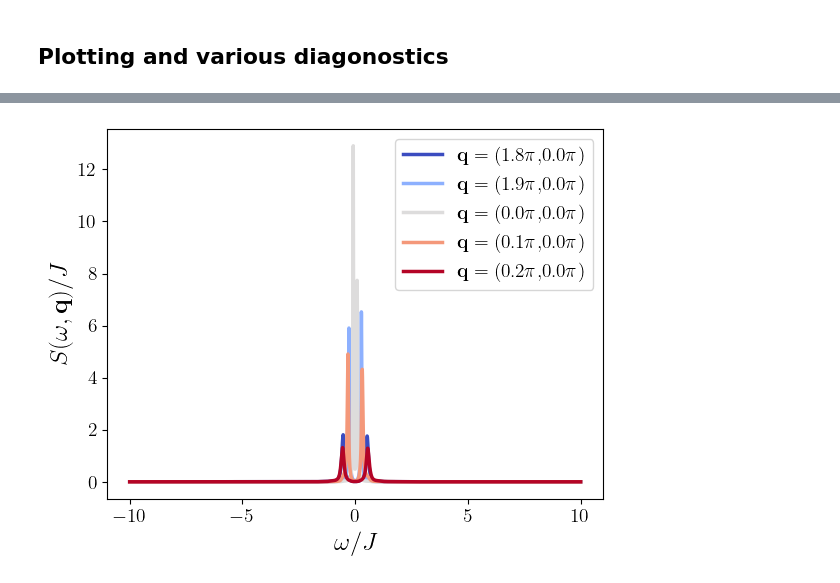
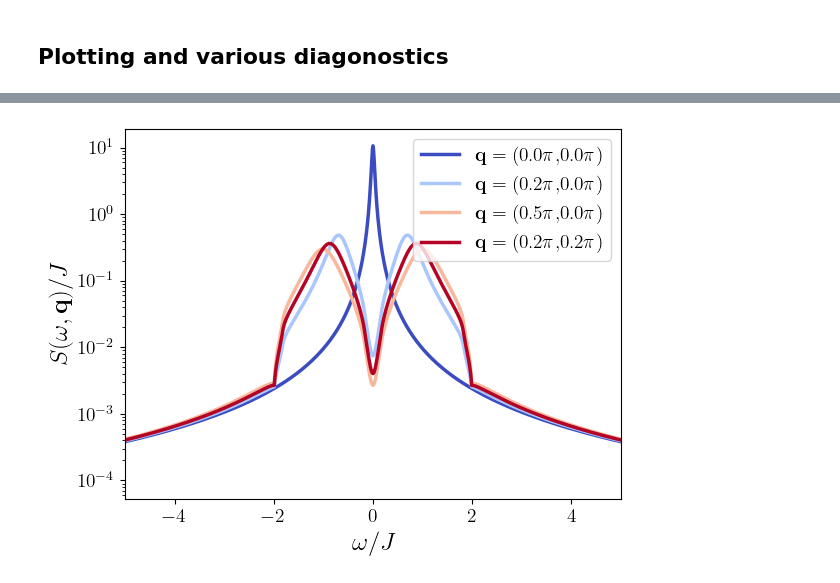
Before and after one commit to j-curtis/holes_and_magnons, a Jupyter notebook: Magnon_RPA_plots.ipynb, the cells around one changed output, grey strips where cells are left out. Cells and saved outputs as stored; diff of their text form; code cells hidden in the pictures.

```diff
--- a/Magnon_RPA_plots.ipynb
+++ b/Magnon_RPA_plots.ipynb
@@ -27,7 +27,7 @@ dataDirectory = "../data/" ### Data is loaded from and stored to this folder
 ## Load in spectral function
 # %%
 ### Location of hole spectral functions
-holesDirectory = dataDirectory+"hole_spectra/05052025/5ksamples/"
+holesDirectory = dataDirectory+"hole_spectra/05052025/2ksamples/"
 holesFile = holesDirectory+"jon_request_0.05"
 
 #holesFile = dataDirectory+"/hole_spectra/03252025/Hole_Spectral_functionJz0.05_alfa0.999_Nx20_Ny20"
@@ -35,13 +35,13 @@ holesFile = holesDirectory+"jon_request_0.05"
 ### Load in spectral function
 kxs,kys,ws,A = rpa.load_hole_spectrum(holesFile)
 ### If this is true we will use a fictious box spectral function
-useBox = False
+useBox = True
 
 if useBox:
     W = 2.*rpa.t
     Nkx = 40
     Nky = 40
-    Nw = 33
+    Nw = 2001
 
     kxs = np.linspace(0.,2.*np.pi,Nkx,endpoint=False)
     kys = np.linspace(0.,2.*np.pi,Nky,endpoint=False)
@@ -87,9 +87,9 @@ plt.show()
 T = 0.001*rpa.t ### temperature
 U = 8.*rpa.t ### Hubbard U (used to compute J)
 J = 4.*rpa.t**2/U ### Superexchange J
-mu = -2.6*rpa.t ### Chemical potential (controls doping)
+#mu = -2.6*rpa.t ### Chemical potential (controls doping)
 #mu = -1.55*rpa.t
-#mu = -0.82*rpa.t
+mu = -0.82*rpa.t
 #mu = -0.5*rpa.t
 
 ### Compute doping
@@ -195,0 +162,18 @@ for a in range(2):
+# %%
+### Spectral function frequency cuts
+indices = [[-10,-10], [-10,0],[-5,0],[0,0],[5,0],[10,0],[10,10]]
+clrs = cmaps['coolwarm'](np.linspace(0.,1.,len(indices)))
+label_strings = [ r'$\mathbf{q}=($'+"{qx:0.1f}".format(qx=kxs[i[0]]/np.pi) + r'$\pi,$' + "{qy:0.1f}".format(qy=kys[i[1]]/np.pi) + r'$\pi)$'  for i in indices]
+
+for a in range(2):
+    for j in range(len(indices)):
+        i = indices[j]
+        plt.plot(rpa.gen_magnon_freqs(ws), np.imag(Pi[a,i[0],i[1],:]),label=label_strings[j],color=clrs[j])
+    #plt.xlim(-2.,2.)
+    #plt.axvline(2.,color='gray',linestyle='dotted')
+    plt.xlabel(r'$\omega/J$')
+    plt.ylabel(r'$S(\omega,\mathbf{q})/J$')
+    plt.legend()
+    plt.yscale('log')
+    #plt.ylim(-.1,.1)
+    plt.show()
@@ -196,22 +254,23 @@ for a in range(2):
 # %%
 ### Spectral function frequency cuts
 
-indices = [ [-4,0],[-2,0],[0,0],[2,0],[4,0]]
+indices = [[0,0], [5,0],[10,0],[5,5]]
 clrs = cmaps['coolwarm'](np.linspace(0.,1.,len(indices)))
 label_strings = [ r'$\mathbf{q}=($'+"{qx:0.1f}".format(qx=kxs[i[0]]/np.pi) + r'$\pi,$' + "{qy:0.1f}".format(qy=kys[i[1]]/np.pi) + r'$\pi)$'  for i in indices]
 
 for j in range(len(indices)):
     i = indices[j]
     plt.plot(rpa.gen_magnon_freqs(ws)/rpa.t, spectrum[i[0],i[1],:],label=label_strings[j],color=clrs[j])
-#plt.xlim(-2.,2.)
+plt.xlim(-5.,5.)
 #plt.axvline(2.,color='gray',linestyle='dotted')
 plt.xlabel(r'$\omega/J$')
 plt.ylabel(r'$S(\omega,\mathbf{q})/J$')
 plt.legend()
-#plt.yscale('log')
+plt.yscale('log')
+#plt.ylim(-.1,.1)
 plt.show()
 # %% [output]
-[figure, old version]
+[figure, new version]
 # %%
 #scale = mclr.LogNorm()
 #scale = mclr.Normalize(0.,10.)
```
Also changed, not shown: parts of 11 cells of this notebook, 2 other files.
